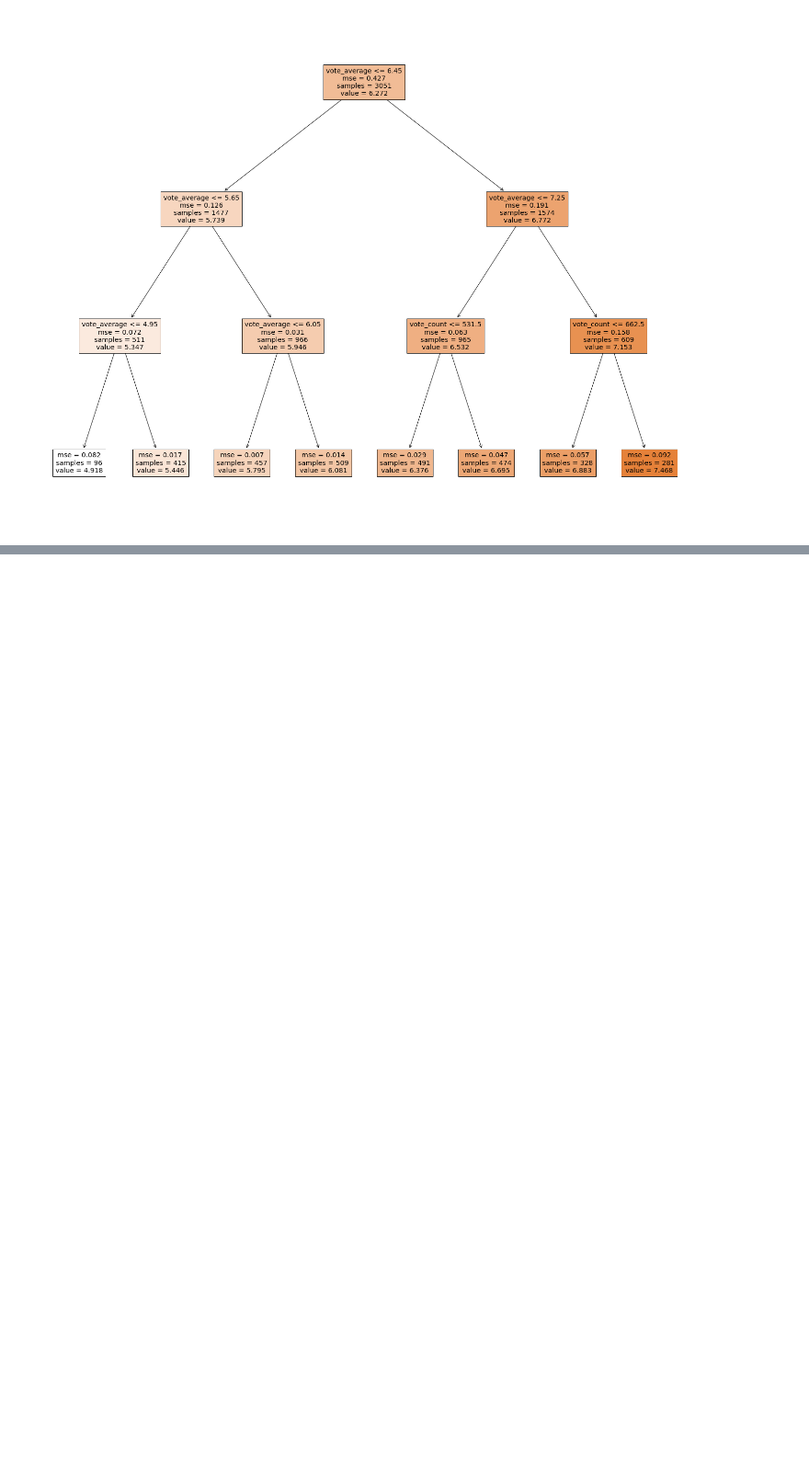
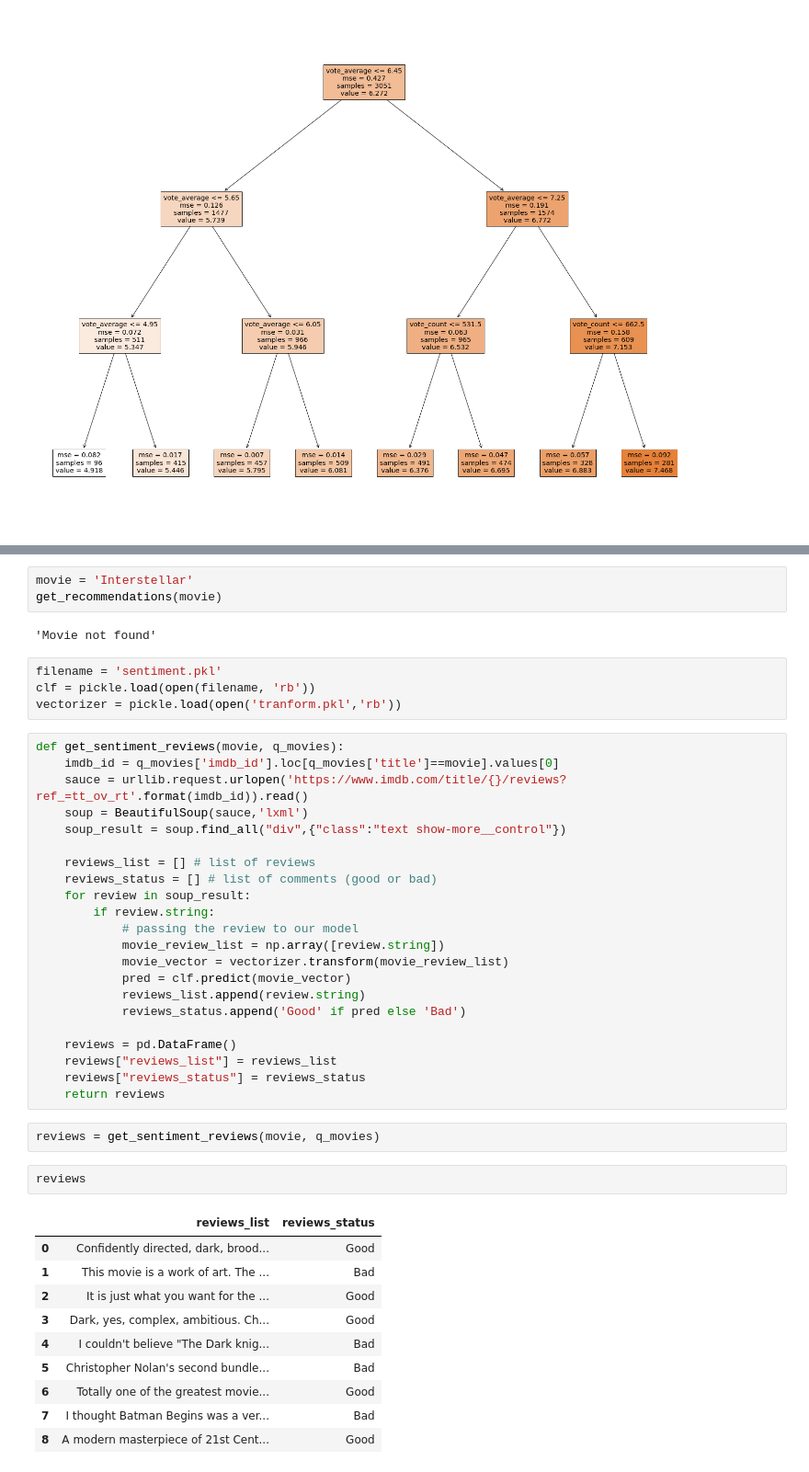
Before and after one commit to hiteshwarsingh1/Movies-Recommendation-System, a Jupyter notebook: recom.ipynb, the cells around one changed output, grey strips where cells are left out. Shown at 92% size. Saved outputs shown, nothing was run; the diff lists cells and outputs as text; blank space fills up the shorter version.

```diff
--- a/recom.ipynb
+++ b/recom.ipynb
@@ -798,0 +275,46 @@ plt.show()
+# %%
+movie = 'Interstellar'
+get_recommendations(movie)
+# %% [output]
+'Movie not found'
+# %%
+filename = 'sentiment.pkl'
+clf = pickle.load(open(filename, 'rb'))
+vectorizer = pickle.load(open('tranform.pkl','rb'))
+# %%
+def get_sentiment_reviews(movie, q_movies):
+    imdb_id = q_movies['imdb_id'].loc[q_movies['title']==movie].values[0]
+    sauce = urllib.request.urlopen('https://www.imdb.com/title/{}/reviews?ref_=tt_ov_rt'.format(imdb_id)).read()
+    soup = BeautifulSoup(sauce,'lxml')
+    soup_result = soup.find_all("div",{"class":"text show-more__control"})
+
+    reviews_list = [] # list of reviews
+    reviews_status = [] # list of comments (good or bad)
+    for review in soup_result:
+        if review.string:
+            # passing the review to our model
+            movie_review_list = np.array([review.string])
+            movie_vector = vectorizer.transform(movie_review_list)
+            pred = clf.predict(movie_vector)
+            reviews_list.append(review.string)
+            reviews_status.append('Good' if pred else 'Bad')
+
+    reviews = pd.DataFrame()
+    reviews["reviews_list"] = reviews_list
+    reviews["reviews_status"] = reviews_status
+    return reviews
+# %%
+reviews = get_sentiment_reviews(movie, q_movies)
+# %%
+reviews
+# %% [output]
+|  | reviews_list | reviews_status |
+| 0 | Confidently directed, dark, brood... | Good |
+| 1 | This movie is a work of art. The ... | Bad |
+| 2 | It is just what you want for the ... | Good |
+| 3 | Dark, yes, complex, ambitious. Ch... | Good |
+| 4 | I couldn't believe "The Dark knig... | Bad |
+| 5 | Christopher Nolan's second bundle... | Bad |
+| 6 | Totally one of the greatest movie... | Good |
+| 7 | I thought Batman Begins was a ver... | Bad |
+| 8 | A modern masterpiece of 21st Cent... | Good |
```
Also changed, not shown: parts of 88 cells of this notebook, 1 other file.
